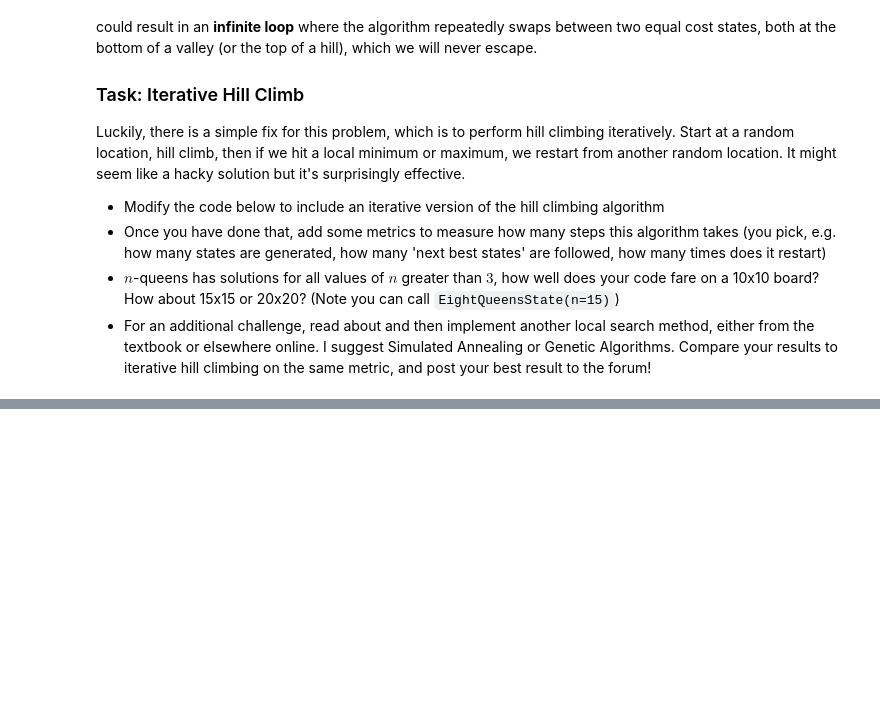
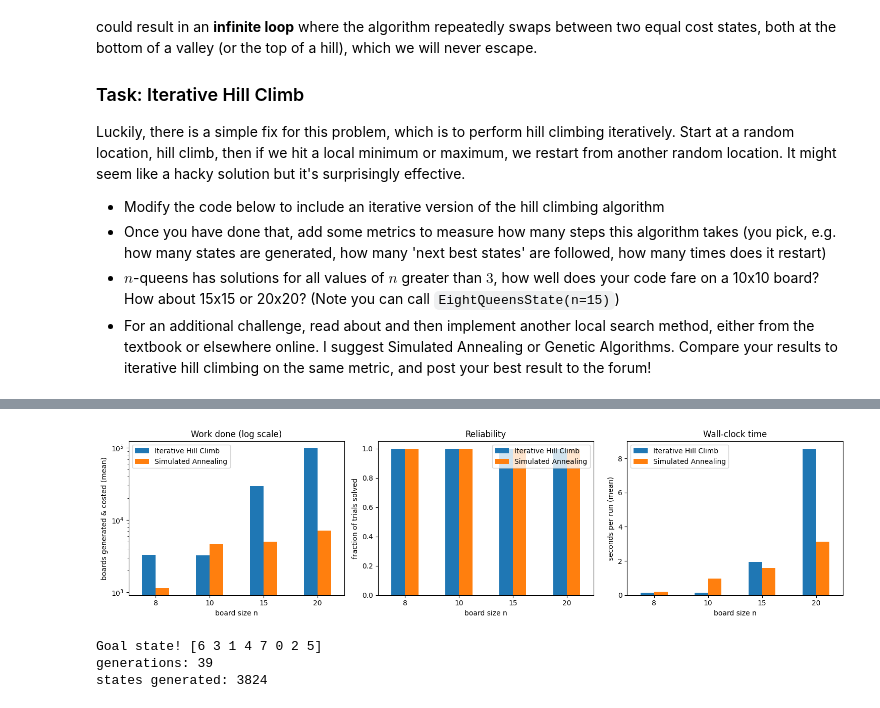
Before and after one commit to ashleighlategan/msc_uob_ashleigh_lategan, a Jupyter notebook: Foundations of Artificial Intelligence/week 2/02 eightqueens/eightqueens.ipynb, the cells around one changed output, grey strips where cells are left out. Drawn from its saved outputs; the diff is of its cells as text; code cells hidden in the pictures; blank space fills up the shorter version.

```diff
--- a/Foundations of Artificial Intelligence/week 2/02 eightqueens/eightqueens.ipynb
+++ b/Foundations of Artificial Intelligence/week 2/02 eightqueens/eightqueens.ipynb
@@ -552,7 +554,7 @@ class SimulatedAnnealer:
         # (accept lots of bad moves, explore widely), low T later (behave more
         # and more like plain hill climbing). Exponential decay is the standard
         # choice. Tune these two numbers if it won't solve - see notes below.
-        self.schedule = schedule or (lambda t: 10.0 * math.exp(-0.0005 * t))
+        self.schedule = schedule or (lambda t: 1.0 * math.exp(-0.0005 * t))
 
         self.steps = 0
         self.states_generated = 0
@@ -623,0 +745,24 @@ steps 6261, states 6261, bad moves accepted 3278
+# %%
+# Side-by-side view of the shared metric (states generated) and success rate
+fig, axes = plt.subplots(1, 3, figsize=(15, 4))
+
+pivot = summary.reset_index()
+for name, ax, col, ylabel in [
+    ("states",  axes[0], "avg_states",   "boards generated & costed (mean)"),
+    ("success", axes[1], "success_rate", "fraction of trials solved"),
+    ("time",    axes[2], "avg_time_s",   "seconds per run (mean)"),
+]:
+    pivot.pivot(index="n", columns="algorithm", values=col).plot.bar(ax=ax, rot=0)
+    ax.set_ylabel(ylabel)
+    ax.set_xlabel("board size n")
+    ax.legend(title=None)
+
+axes[0].set_yscale("log")
+axes[0].set_title("Work done (log scale)")
+axes[1].set_title("Reliability")
+axes[1].set_ylim(0, 1.05)
+axes[2].set_title("Wall-clock time")
+plt.tight_layout()
+plt.show()
+# %% [output]
+[figure, added]
@@ -623,0 +889,11 @@ steps 6261, states 6261, bad moves accepted 3278
+# %%
+solver = GeneticSolver(n=8)
+solution = solver.solve()
+
+print(solution)
+print("generations:", solver.generations)
+print("states generated:", solver.states_generated)
+# %% [output]
+Goal state! [6 3 1 4 7 0 2 5]
+generations: 39
+states generated: 3824
```
Also changed, not shown: parts of 11 cells of this notebook, 4 other files.
